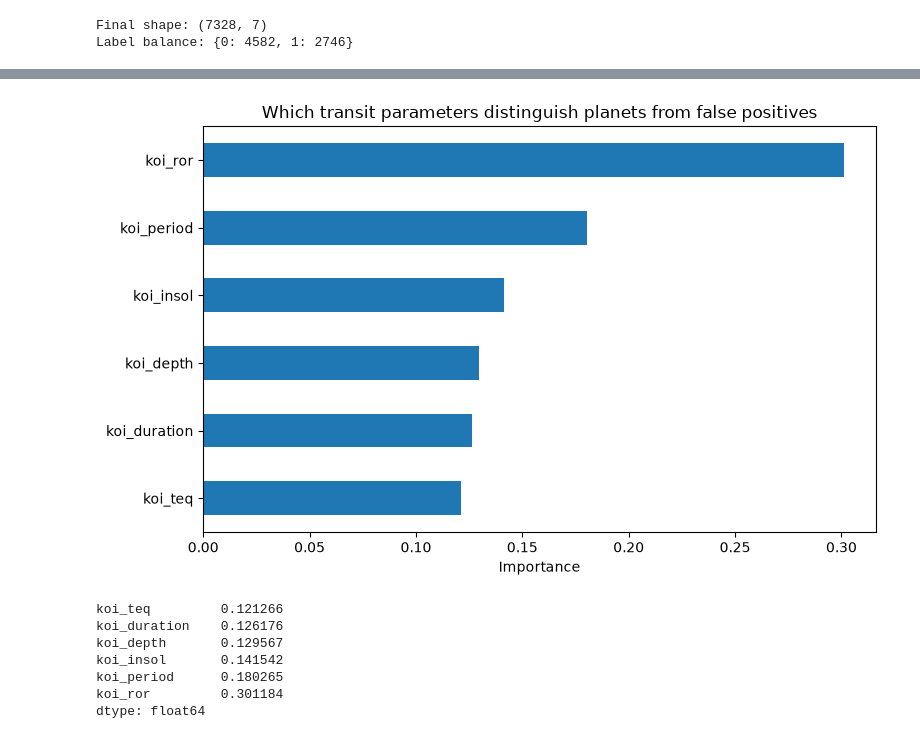
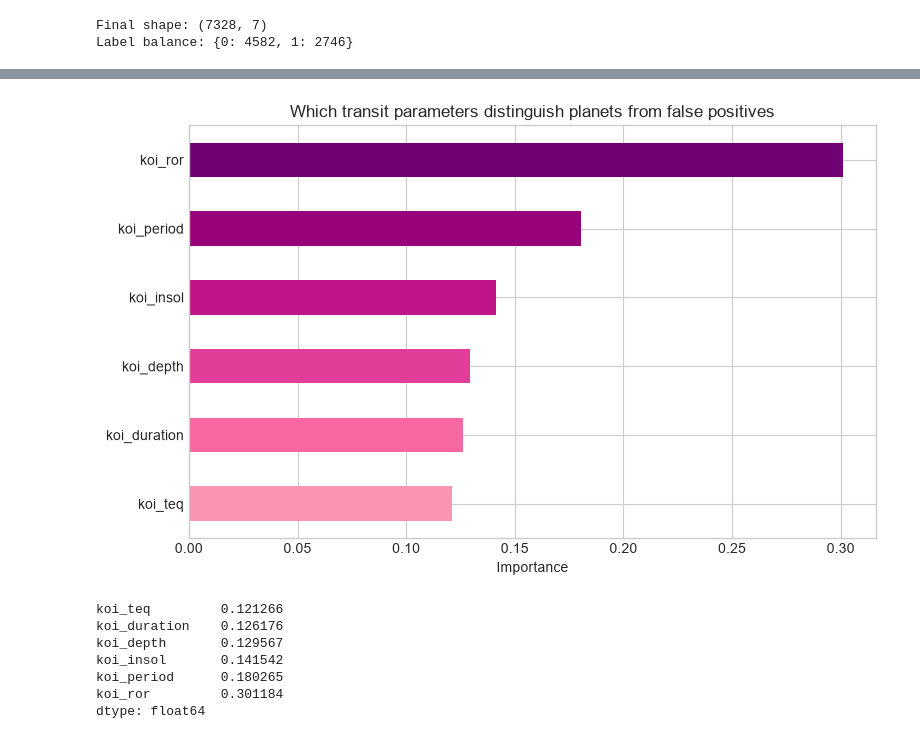
Before and after one commit to leila-o/exoplanet-transit-classifier, a Jupyter notebook: exoplanet-transit-classifier/transit_classifier.ipynb, the cells around one changed output, grey strips where cells are left out. Saved outputs shown, nothing was run; the diff lists cells and outputs as text; code cells hidden in the pictures.

Commit message:
Clean notebook and updated plot colours

```diff
--- a/exoplanet-transit-classifier/transit_classifier.ipynb
+++ b/exoplanet-transit-classifier/transit_classifier.ipynb
@@ -2,7 +2,10 @@
 import pandas as pd
 import numpy as np
 import matplotlib.pyplot as plt
+import matplotlib.cm as cm
 from sklearn.model_selection import train_test_split
 from sklearn.ensemble import RandomForestClassifier
 from sklearn.metrics import roc_curve, auc, classification_report
+
+plt.style.use('seaborn-v0_8-whitegrid')
 # %%
@@ -40,11 +26,22 @@ All files with exact names:
 # %%
-with open("koi_cumulative.csv", "r") as f:
-    for i in range(100):
-        line = f.readline()
-        if "koi_disposition" in line or "kepoi_name" in line:
-            print(f"Header found at line {i+1}")
-            print(line[:200])
-            break
-        if i < 5:
-            print(f"Line {i+1}: {line[:100]}")
+# Keep only confirmed planets and false positives
+df = df[df['koi_disposition'].isin(['CONFIRMED', 'FALSE POSITIVE'])].copy()
+
+# Encode target: 1 = confirmed planet, 0 = false positive
+df['label'] = (df['koi_disposition'] == 'CONFIRMED').astype(int)
+
+# Select physically meaningful features
+features = [
+    'koi_period',    # orbital period (days)
+    'koi_depth',     # transit depth (ppm)
+    'koi_duration',  # transit duration (hours)
+    'koi_ror',       # planet-to-star radius ratio
+    'koi_teq',       # equilibrium temperature (K)
+    'koi_insol'      # insolation flux (Earth flux)
+]
+
+df = df[features + ['label']].dropna()
+
+print("Final shape:", df.shape)
+print("Label balance:", df['label'].value_counts().to_dict())
 # %% [output]
@@ -172,20 +169,20 @@ Confirmed Planet       0.78      0.90      0.84       549
        macro avg       0.86      0.87      0.86      1466
     weighted avg       0.88      0.87      0.87      1466
 # %%
-import pandas as pd
-
 importances = pd.Series(clf.feature_importances_, index=features).sort_values()
 
+colors = cm.RdPu(np.linspace(0.4, 0.9, len(importances)))
+
 plt.figure(figsize=(8, 5))
-importances.plot(kind='barh')
+importances.plot(kind='barh', color=colors)
 plt.xlabel('Importance')
 plt.title('Which transit parameters distinguish planets from false positives')
 plt.tight_layout()
 plt.show()
 
 print(importances)
 # %% [output]
-[figure, old version]
+[figure, new version]
 koi_teq         0.121266
 koi_duration    0.126176
 koi_depth       0.129567
```
Also changed, not shown: parts of 9 cells of this notebook.
